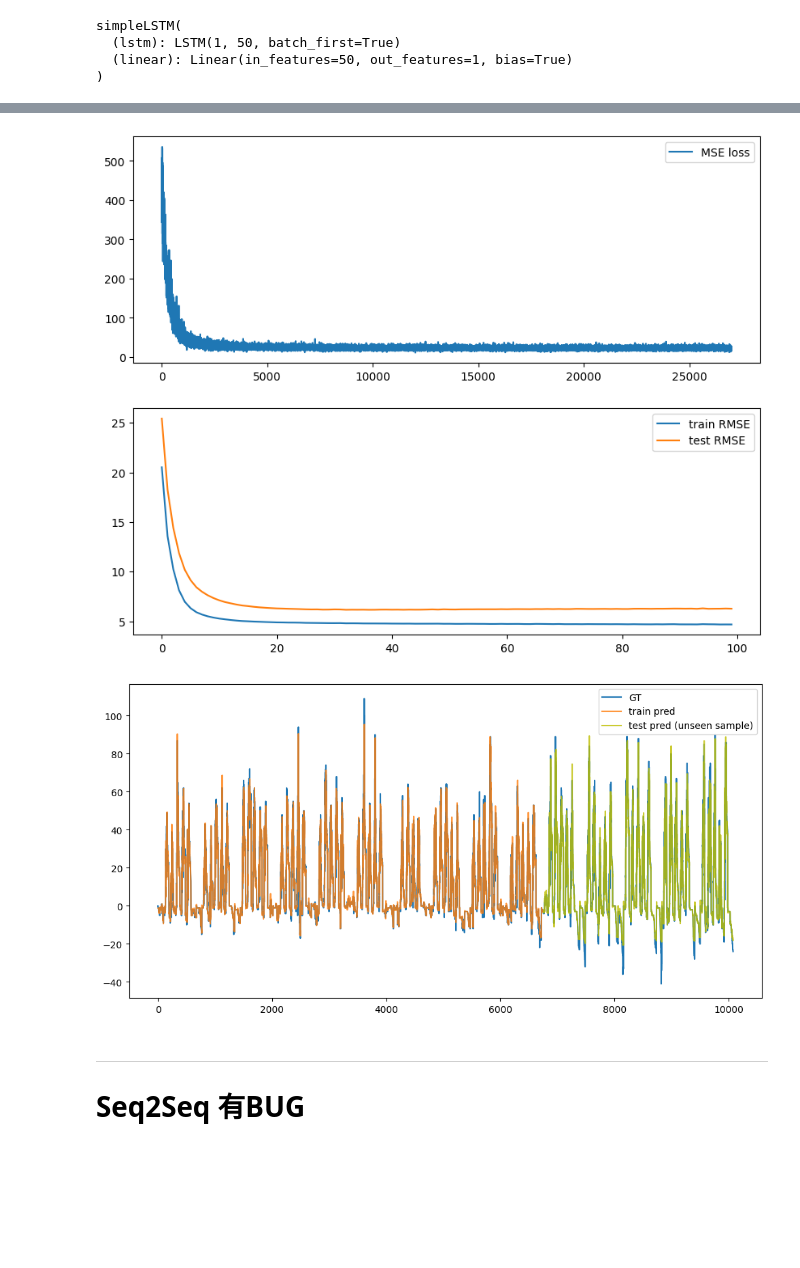
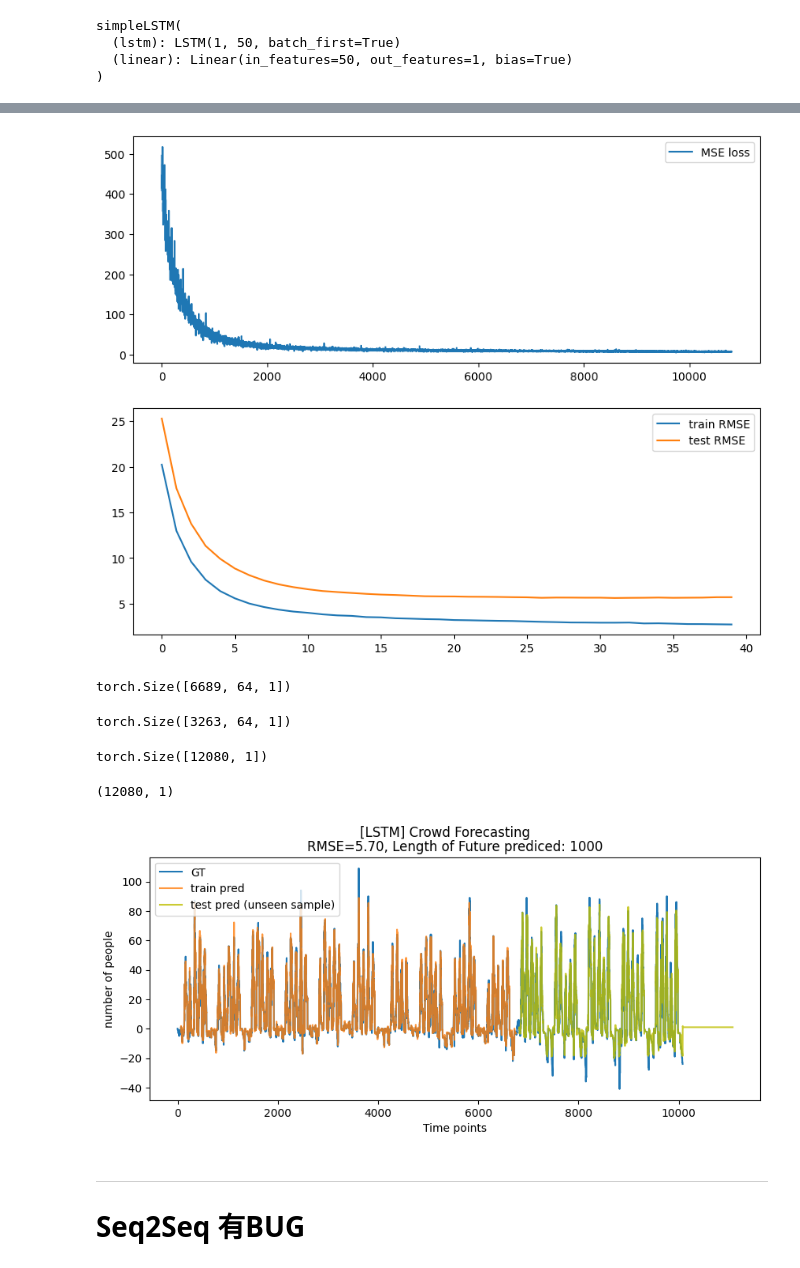
Before and after one commit to yuting89830/Crowd_counting, a Jupyter notebook: LSTM/TS_crowd.ipynb, the cells around one changed output, grey strips where cells are left out. Drawn from its saved outputs; the diff is of its cells as text; code cells hidden in the pictures; blank space fills up the shorter version.

Commit message:
plot improvement

```diff
--- a/LSTM/TS_crowd.ipynb
+++ b/LSTM/TS_crowd.ipynb
@@ -44,7 +44,8 @@ def create_dataset(dataset, lookback):
         y.append(target)
     return torch.tensor(X), torch.tensor(y)
 
-lookback = 4
+# lookback = 4
+lookback = 64
 X_train, y_train = create_dataset(train, lookback=lookback)
 X_test, y_test = create_dataset(test, lookback=lookback)
 X_train, y_train = X_train.to(device), y_train.to(device)
@@ -73,10 +74,11 @@ simpleLSTM(
 )
 # %%
 hist_loss, hist_train_rmse, hist_test_rmse = ([] for i in range(3))
-n_epochs = 1000
+n_epochs = 400
 for epoch in range(n_epochs):
   model.train()
   for X_batch, y_batch in loader:
+    # print(X_batch.shape)
     y_pred = model(X_batch)
     loss = loss_fn(y_pred, y_batch)
     optimizer.zero_grad()
@@ -122,4 +124,4 @@ axes[1].plot(hist_test_rmse, label='test RMSE')
 axes[1].legend()
 plt.show()
 # %% [output]
-[figure, old version]
+[figure, new version]
@@ -135,28 +128,64 @@ with torch.no_grad():
+# %%
+with torch.no_grad():
+  ff = model(X_train)
+
+ff.shape
+# %% [output]
+torch.Size([6689, 64, 1])
 # %%
+further_pred_length: int = 1000
+
 with torch.no_grad():
-    model.cpu()
-    # shift train predictions for plotting
-    train_plot = np.ones_like(timeseries) * np.nan
-    y_pred = model(X_train.cpu())
-    y_pred = y_pred[:, -1, :]
-    train_plot[lookback:train_size] = model(X_train.cpu())[:, -1, :]
-    # shift test predictions for plotting
-    test_plot = np.ones_like(timeseries) * np.nan
-    # test_plot[train_size+lookback:len(timeseries)] = model(X_test.cpu())[:, -1, :]
-    test_plot[train_size+lookback:len(timeseries)] = model(X_test.cpu())[:, -1, :]
+  # shift train predictions for plotting
+  train_plot = np.ones_like(timeseries) * np.nan
+  y_pred = model(X_train)
+  y_pred = y_pred[:, -1, :]
+  train_plot[lookback:train_size] = model(X_train)[:, -1, :].detach().cpu().numpy()
+  # shift test predictions for plotting
+  # test_plot = np.ones_like(timeseries) * np.nan
+  # test_plot[train_size+lookback:len(timeseries)] = model(X_test)[:, -1, :].detach().cpu().numpy()
+  test_plot = np.ones(len(timeseries) + further_pred_length).reshape(-1, 1) * np.nan
+  # test_plot[train_size+lookback:len(timeseries) + further_pred_length] = model(X_test)[:, -1, :].detach().cpu().numpy()
+  test_plot[train_size+lookback:len(timeseries)] = model(X_test)[:, -1, :].detach().cpu().numpy()
+
+  mm_x_test = torch.ones(further_pred_length).reshape(-1, 1).to(device)
+  test_plot[len(timeseries):] = model(mm_x_test).detach().cpu().numpy()
+
+  # test_plot[train_size+lookback+2000:len(timeseries)] = model(X_test)[2000:, -1, :].detach().cpu().numpy()
+# %%
+X_test.shape
+# X_test[2000:, -1, :].shape
+# %% [output]
+torch.Size([3263, 64, 1])
+# %%
+# mm_x_test = torch.full_like(X_test.cpu(), 1).to(device)
+mm_x_test = torch.ones(len(timeseries) + further_pred_length).reshape(-1, 1).to(device)
+
+model(mm_x_test).shape
+# %% [output]
+torch.Size([12080, 1])
+# %%
+test_plot.shape
+# %% [output]
+(12080, 1)
 # %%
 # plot
-fig, ax = plt.subplots(figsize=(12, 6))
+fig, ax = plt.subplots(figsize=(10, 4))
+fig.suptitle('[LSTM] Crowd Forecasting')
+ax.set_title(f'RMSE={hist_test_rmse[-1]:.2f}, Length of Future prediced: {further_pred_length}')
+ax.set_xlabel('Time points')
+ax.set_ylabel('number of people')
+
 ax.plot(timeseries, label='GT')
 ax.plot(train_plot,  label='train pred', alpha=.8)
 ax.plot(test_plot, c='y', label='test pred (unseen sample)', alpha=.8)
 
 # ax.set_xticklabels(df['Time'])
 # plt.xticks(rotation=30)
 ax.legend()
 plt.show()
 # %% [output]
-[figure, old version]
+[figure, new version]
 # %% [markdown]
 ---
 
```
Also changed, not shown: parts of 2 cells of this notebook.
